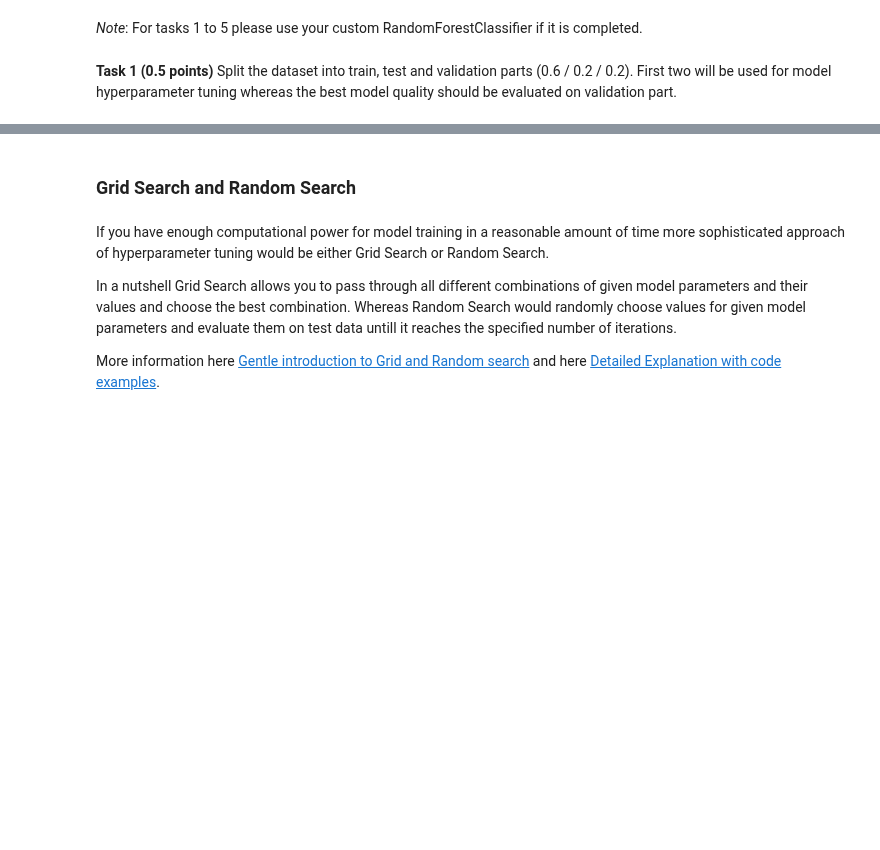
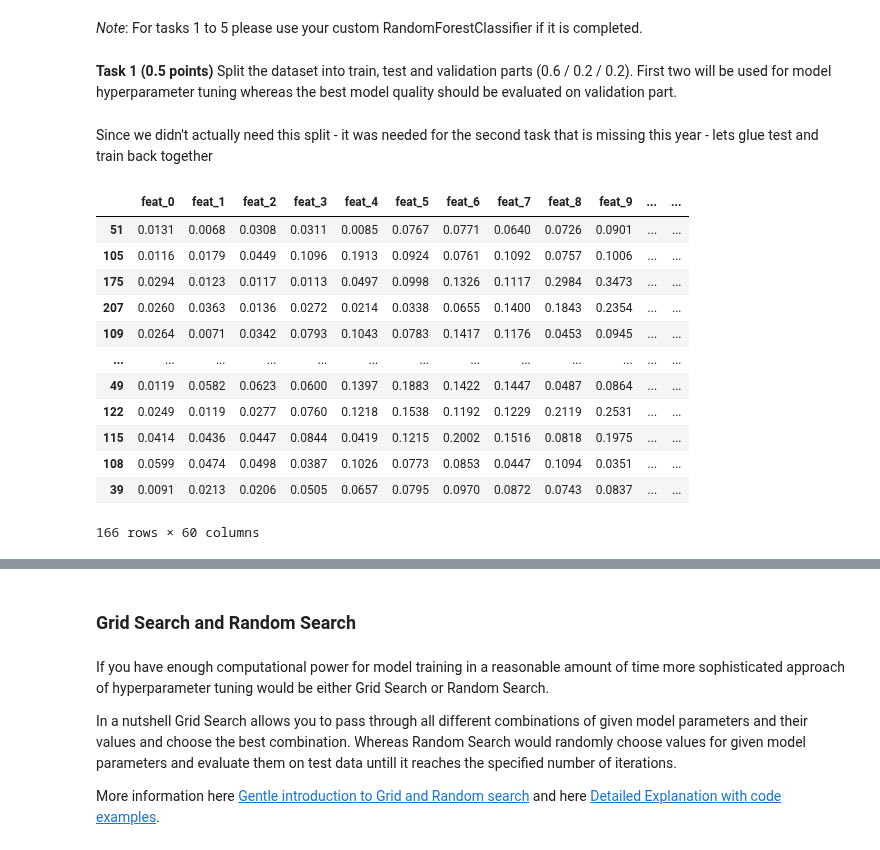
Before and after one commit to tshura/ml-intro-tasks, a Jupyter notebook: 7_trees_and_ensembles/rf_classifier.ipynb, the cells around one changed output, grey strips where cells are left out. Cells and saved outputs as stored; diff of their text form; code cells hidden in the pictures; blank space fills up the shorter version.

```diff
--- a/7_trees_and_ensembles/rf_classifier.ipynb
+++ b/7_trees_and_ensembles/rf_classifier.ipynb
@@ -588,3 +588,21 @@ _Note_: For tasks 1 to 5 please use your custom RandomForestClassifier if it is
 # %%
 X_train, X_test, y_train, y_test = train_test_split(df.drop(columns='target'), df['target'], test_size=0.4, random_state=RANDOM_STATE)
 X_test, X_validation, y_test, y_validation = train_test_split(X_test, y_test, test_size=0.5, random_state=RANDOM_STATE)
+# %% [markdown]
+Since we didn't actually need this split - it was needed for the second task that is missing this year - lets glue test and train back together
+# %%
+X_train.append(X_test);
+# %% [output]
+|  | feat_0 | feat_1 | feat_2 | feat_3 | feat_4 | feat_5 | feat_6 | feat_7 | feat_8 | feat_9 | ... | ... |
+| 51 | 0.0131 | 0.0068 | 0.0308 | 0.0311 | 0.0085 | 0.0767 | 0.0771 | 0.0640 | 0.0726 | 0.0901 | ... | ... |
+| 105 | 0.0116 | 0.0179 | 0.0449 | 0.1096 | 0.1913 | 0.0924 | 0.0761 | 0.1092 | 0.0757 | 0.1006 | ... | ... |
+| 175 | 0.0294 | 0.0123 | 0.0117 | 0.0113 | 0.0497 | 0.0998 | 0.1326 | 0.1117 | 0.2984 | 0.3473 | ... | ... |
+| 207 | 0.0260 | 0.0363 | 0.0136 | 0.0272 | 0.0214 | 0.0338 | 0.0655 | 0.1400 | 0.1843 | 0.2354 | ... | ... |
+| 109 | 0.0264 | 0.0071 | 0.0342 | 0.0793 | 0.1043 | 0.0783 | 0.1417 | 0.1176 | 0.0453 | 0.0945 | ... | ... |
+| ... | ... | ... | ... | ... | ... | ... | ... | ... | ... | ... | ... | ... |
+| 49 | 0.0119 | 0.0582 | 0.0623 | 0.0600 | 0.1397 | 0.1883 | 0.1422 | 0.1447 | 0.0487 | 0.0864 | ... | ... |
+| 122 | 0.0249 | 0.0119 | 0.0277 | 0.0760 | 0.1218 | 0.1538 | 0.1192 | 0.1229 | 0.2119 | 0.2531 | ... | ... |
+| 115 | 0.0414 | 0.0436 | 0.0447 | 0.0844 | 0.0419 | 0.1215 | 0.2002 | 0.1516 | 0.0818 | 0.1975 | ... | ... |
+| 108 | 0.0599 | 0.0474 | 0.0498 | 0.0387 | 0.1026 | 0.0773 | 0.0853 | 0.0447 | 0.1094 | 0.0351 | ... | ... |
+| 39 | 0.0091 | 0.0213 | 0.0206 | 0.0505 | 0.0657 | 0.0795 | 0.0970 | 0.0872 | 0.0743 | 0.0837 | ... | ... |
+166 rows × 60 columns
```
Also changed, not shown: parts of 8 cells of this notebook.
